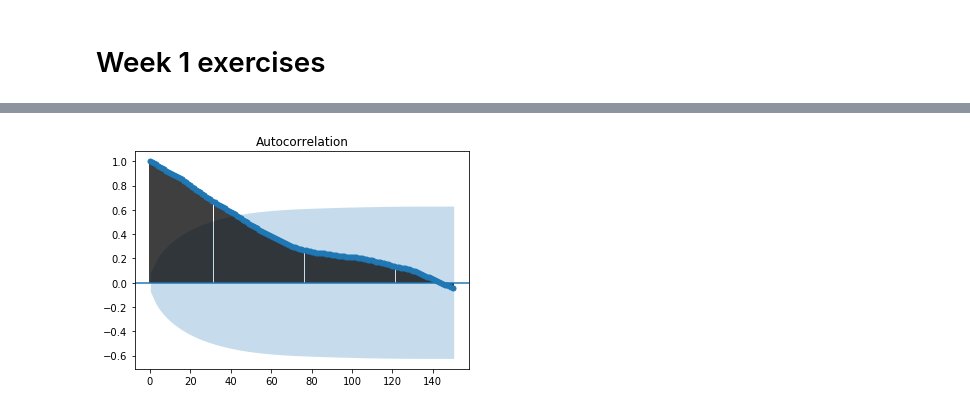
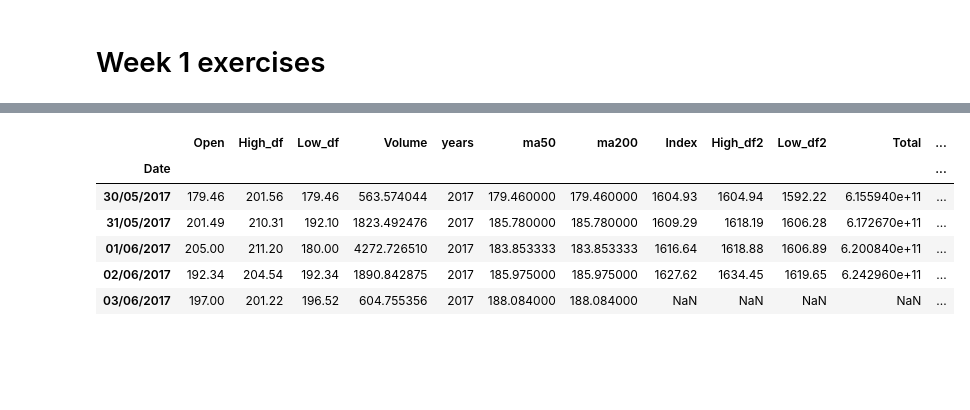
Before and after one commit to EirikurJonsson/dsFintech, a Jupyter notebook: week1.ipynb, the cells around one changed output, grey strips where cells are left out. Cells and saved outputs as stored; diff of their text form; code cells hidden in the pictures; blank space fills up the shorter version.

```diff
--- a/week1.ipynb
+++ b/week1.ipynb
@@ -144,5 +140,10 @@ nLogReturns
-# %%
-plot_acf(df["Open"], lags = 150)
-plt.show()
-# %% [output]
-[figure, removed]
+# %%
+df3 = df.join(df2, lsuffix = "_df", rsuffix = "_df2")
+# %% [output]
+|  | Open | High_df | Low_df | Volume | years | ma50 | ma200 | Index | High_df2 | Low_df2 | Total | ... |
+| Date |  |  |  |  |  |  |  |  |  |  |  | ... |
+| 30/05/2017 | 179.46 | 201.56 | 179.46 | 563.574044 | 2017 | 179.460000 | 179.460000 | 1604.93 | 1604.94 | 1592.22 | 6.155940e+11 | ... |
+| 31/05/2017 | 201.49 | 210.31 | 192.10 | 1823.492476 | 2017 | 185.780000 | 185.780000 | 1609.29 | 1618.19 | 1606.28 | 6.172670e+11 | ... |
+| 01/06/2017 | 205.00 | 211.20 | 180.00 | 4272.726510 | 2017 | 183.853333 | 183.853333 | 1616.64 | 1618.88 | 1606.89 | 6.200840e+11 | ... |
+| 02/06/2017 | 192.34 | 204.54 | 192.34 | 1890.842875 | 2017 | 185.975000 | 185.975000 | 1627.62 | 1634.45 | 1619.65 | 6.242960e+11 | ... |
+| 03/06/2017 | 197.00 | 201.22 | 196.52 | 604.755356 | 2017 | 188.084000 | 188.084000 | NaN | NaN | NaN | NaN | ... |
```
Also changed, not shown: parts of 11 cells of this notebook.
